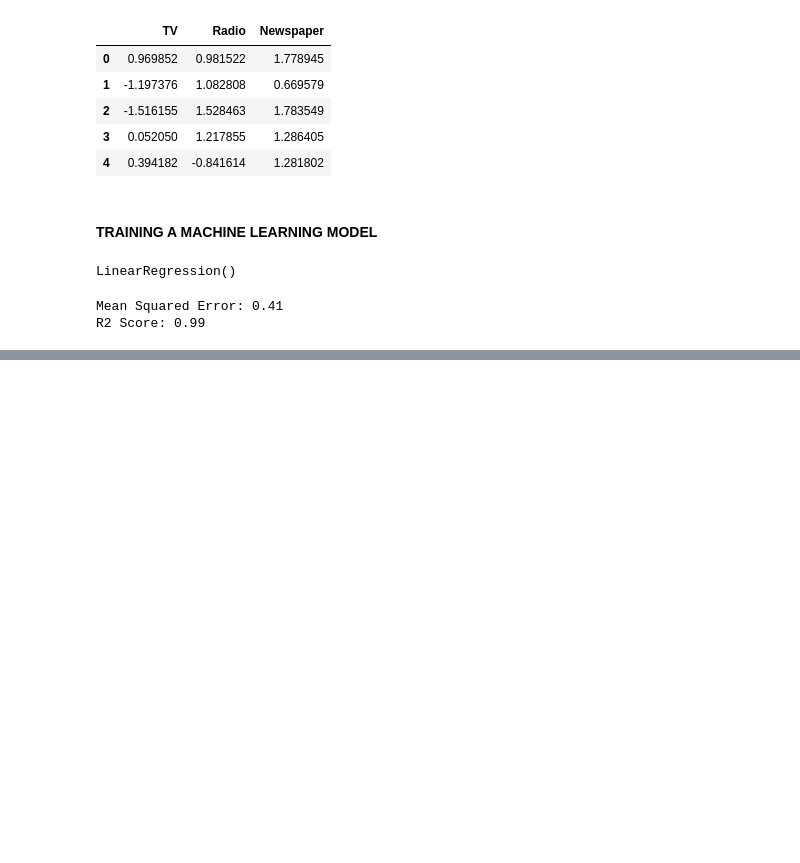
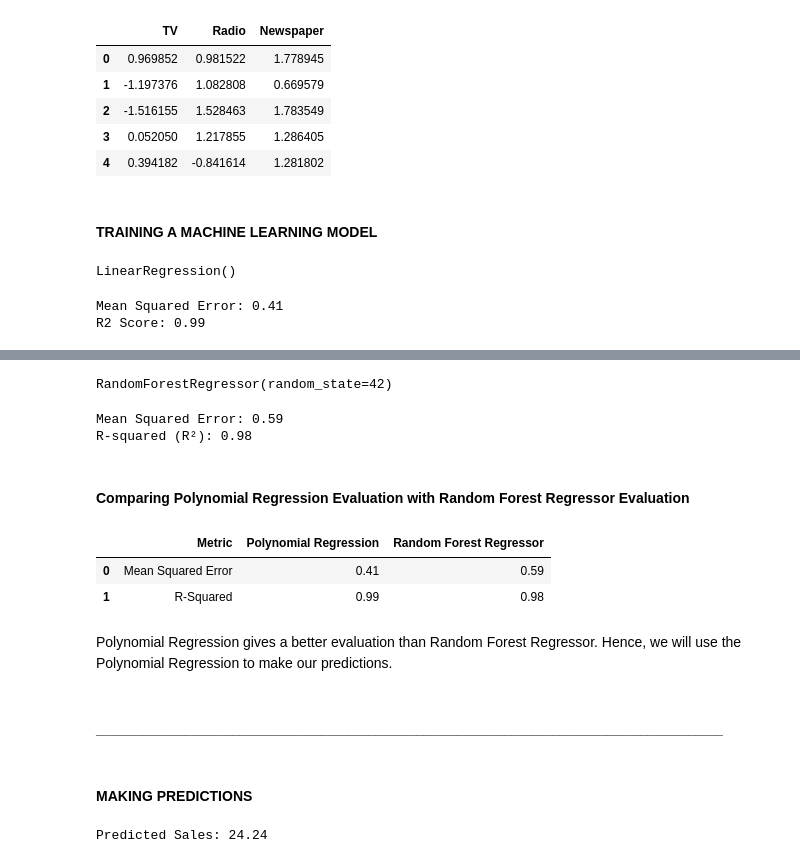
Before and after one commit to ietimfon/Advertising-Sales-Prediction, a Jupyter notebook: Sales Prediction using Python.ipynb, the cells around one changed output, grey strips where cells are left out. Saved outputs shown, nothing was run; the diff lists cells and outputs as text; code cells hidden in the pictures; blank space fills up the shorter version.

```diff
--- a/Sales Prediction using Python.ipynb
+++ b/Sales Prediction using Python.ipynb
@@ -220,0 +212,67 @@ Predicted Sales: 24.24
+# %%
+# Train the model
+
+rf_model.fit(X_train, y_train)
+# %% [output]
+RandomForestRegressor(random_state=42)
+# %%
+# Evaluating the model
+
+y_pred_rf = rf_model.predict(X_test)
+mse_rf = mean_squared_error(y_test, y_pred_rf)
+r2_rf = r2_score(y_test, y_pred_rf)
+
+print(f'Mean Squared Error: {mse_rf:.2f}')
+print(f'R-squared (R²): {r2_rf:.2f}')
+# %% [output]
+Mean Squared Error: 0.59
+R-squared (R²): 0.98
+# %% [markdown]
+#### Comparing Polynomial Regression Evaluation with Random Forest Regressor Evaluation
+# %%
+# Format the numerical results to two decimal places
+
+mse_lr_formatted = f"{mse:.2f}"
+r2_lr_formatted = f"{r2:.2f}"
+mse_rf_formatted = f"{mse_rf:.2f}"
+r2_rf_formatted = f"{r2_rf:.2f}"
+
+
+Comparison = pd.DataFrame(
+    {
+    'Metric': ['Mean Squared Error', 'R-Squared'],
+    'Polynomial Regression': [mse_lr_formatted, r2_lr_formatted],
+    'Random Forest Regressor': [mse_rf_formatted, r2_rf_formatted]
+    }
+)
+
+Comparison
+# %% [output]
+|  | Metric | Polynomial Regression | Random Forest Regressor |
+| 0 | Mean Squared Error | 0.41 | 0.59 |
+| 1 | R-Squared | 0.99 | 0.98 |
+# %% [markdown]
+Polynomial Regression gives a better evaluation than Random Forest Regressor. Hence, we will use the Polynomial Regression to make our predictions.
+# %% [markdown]
+##### ____________________________________________________________________________________________
+# %% [markdown]
+#### MAKING PREDICTIONS
+# %%
+# Prediction 1
+
+new_features = np.array([[189, 55, 67]])  # TV, Radio, Newspaper
+
+# Scale the new_features directly (NumPy array)
+new_features_scaled = scaler.transform(new_features)
+
+# Transform the scaled new features to polynomial features
+new_features_poly = poly_features.transform(new_features_scaled)
+
+# Now, use the polynomial transformed scaled array for prediction
+predicted_price = model.predict(new_features_poly)
+
+predicted_value = predicted_price.item()
+
+print(f"Predicted Sales: {predicted_value:.2f}")
+# %% [output]
+Predicted Sales: 24.24
```
Also changed, not shown: parts of 6 cells of this notebook.
